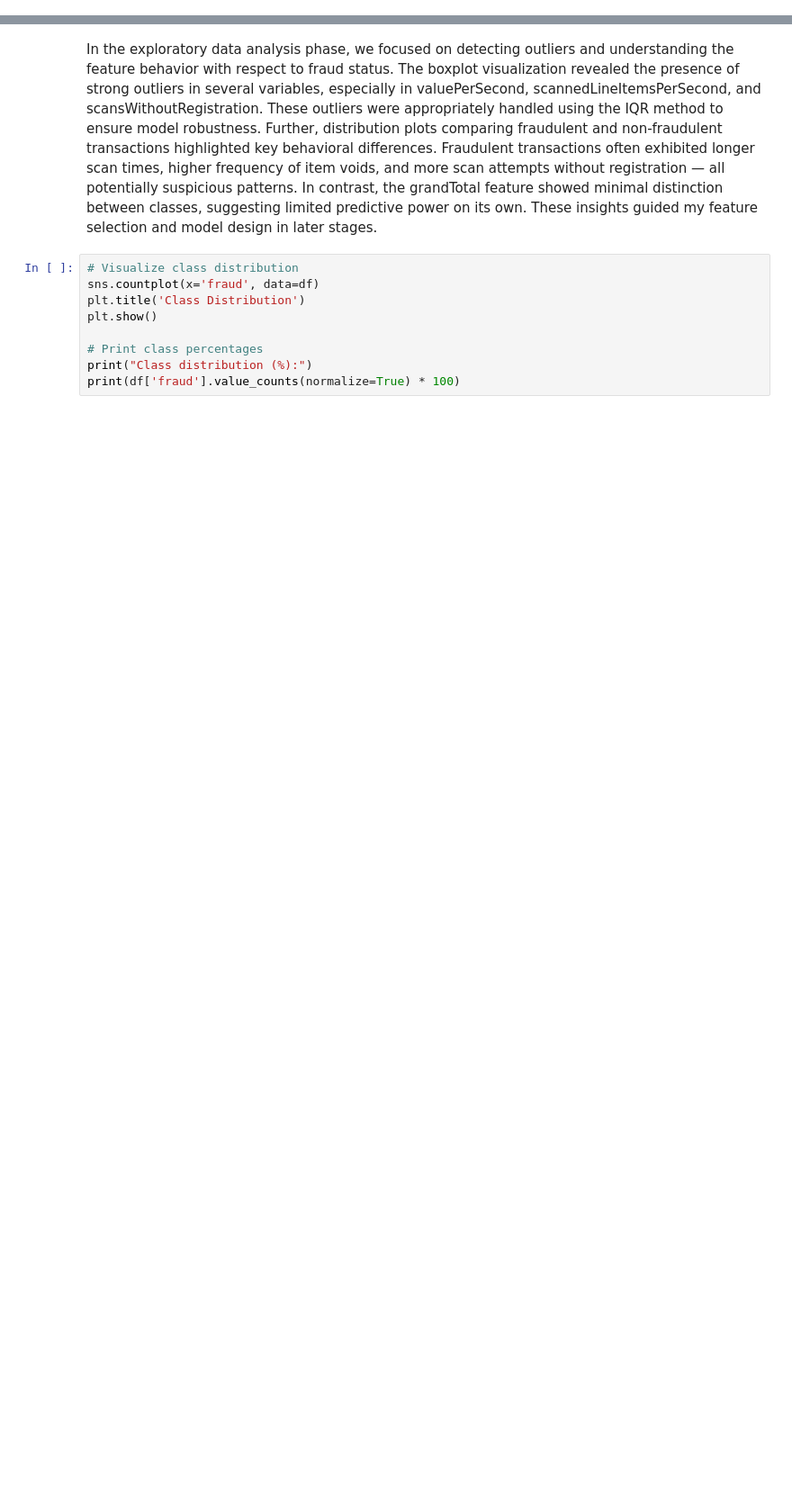
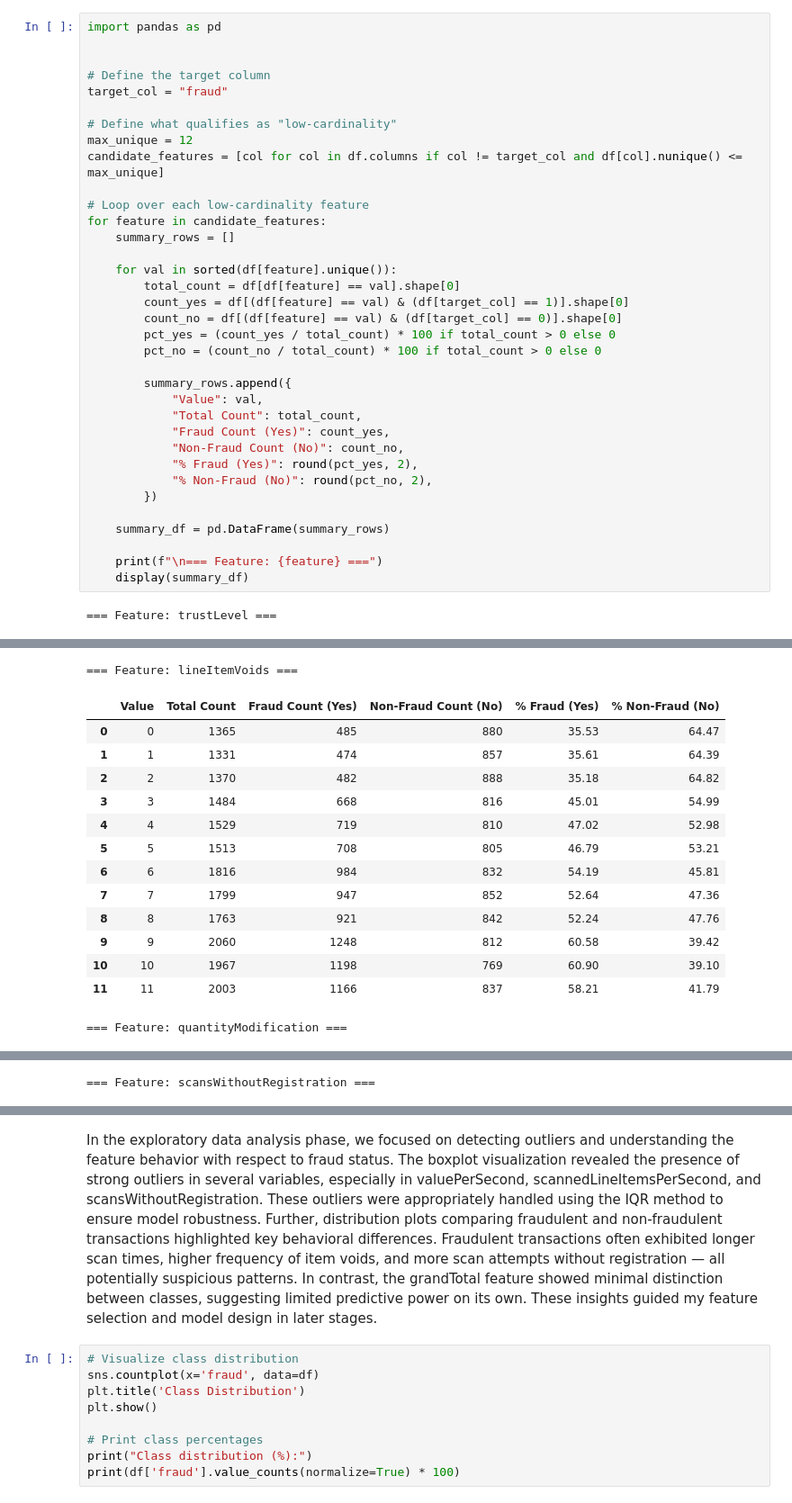
Before and after one commit to ryan1480/Analytics_Project, a Jupyter notebook: Code/Logistic Regression Model.ipynb, the cells around one changed output, grey strips where cells are left out. Shown at 90% size. Drawn from its saved outputs; the diff is of its cells as text; blank space fills up the shorter version.

```diff
--- a/Code/Logistic Regression Model.ipynb
+++ b/Code/Logistic Regression Model.ipynb
@@ -43,0 +59,37 @@ memory usage: 1.5 MB
+# %%
+import pandas as pd
+
+
+# Define the target column
+target_col = "fraud"
+
+# Define what qualifies as "low-cardinality"
+max_unique = 12
+candidate_features = [col for col in df.columns if col != target_col and df[col].nunique() <= max_unique]
+
+# Loop over each low-cardinality feature
+for feature in candidate_features:
+    summary_rows = []
+
+    for val in sorted(df[feature].unique()):
+        total_count = df[df[feature] == val].shape[0]
+        count_yes = df[(df[feature] == val) & (df[target_col] == 1)].shape[0]
+        count_no = df[(df[feature] == val) & (df[target_col] == 0)].shape[0]
+        pct_yes = (count_yes / total_count) * 100 if total_count > 0 else 0
+        pct_no = (count_no / total_count) * 100 if total_count > 0 else 0
+
+        summary_rows.append({
+            "Value": val,
+            "Total Count": total_count,
+            "Fraud Count (Yes)": count_yes,
+            "Non-Fraud Count (No)": count_no,
+            "% Fraud (Yes)": round(pct_yes, 2),
+            "% Non-Fraud (No)": round(pct_no, 2),
+        })
+
+    summary_df = pd.DataFrame(summary_rows)
+
+    print(f"\n=== Feature: {feature} ===")
+    display(summary_df)
+# %% [output]
+=== Feature: trustLevel ===
@@ -43,0 +103,15 @@ memory usage: 1.5 MB
+=== Feature: lineItemVoids ===
+|  | Value | Total Count | Fraud Count (Yes) | Non-Fraud Count (No) | % Fraud (Yes) | % Non-Fraud (No) |
+| 0 | 0 | 1365 | 485 | 880 | 35.53 | 64.47 |
+| 1 | 1 | 1331 | 474 | 857 | 35.61 | 64.39 |
+| 2 | 2 | 1370 | 482 | 888 | 35.18 | 64.82 |
+| 3 | 3 | 1484 | 668 | 816 | 45.01 | 54.99 |
+| 4 | 4 | 1529 | 719 | 810 | 47.02 | 52.98 |
+| 5 | 5 | 1513 | 708 | 805 | 46.79 | 53.21 |
+| 6 | 6 | 1816 | 984 | 832 | 54.19 | 45.81 |
+| 7 | 7 | 1799 | 947 | 852 | 52.64 | 47.36 |
+| 8 | 8 | 1763 | 921 | 842 | 52.24 | 47.76 |
+| 9 | 9 | 2060 | 1248 | 812 | 60.58 | 39.42 |
+| 10 | 10 | 1967 | 1198 | 769 | 60.90 | 39.10 |
+| 11 | 11 | 2003 | 1166 | 837 | 58.21 | 41.79 |
+=== Feature: quantityModification ===
@@ -43,0 +125 @@ memory usage: 1.5 MB
+=== Feature: scansWithoutRegistration ===
```
Also changed, not shown: parts of 8 cells of this notebook.
